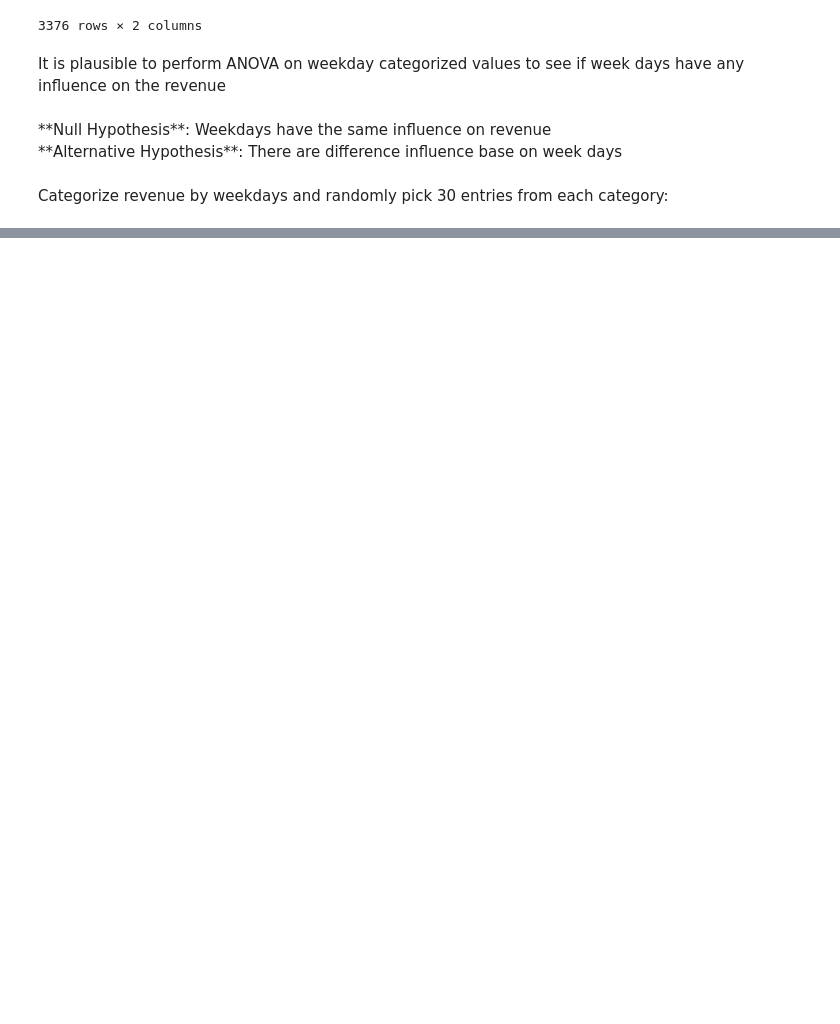
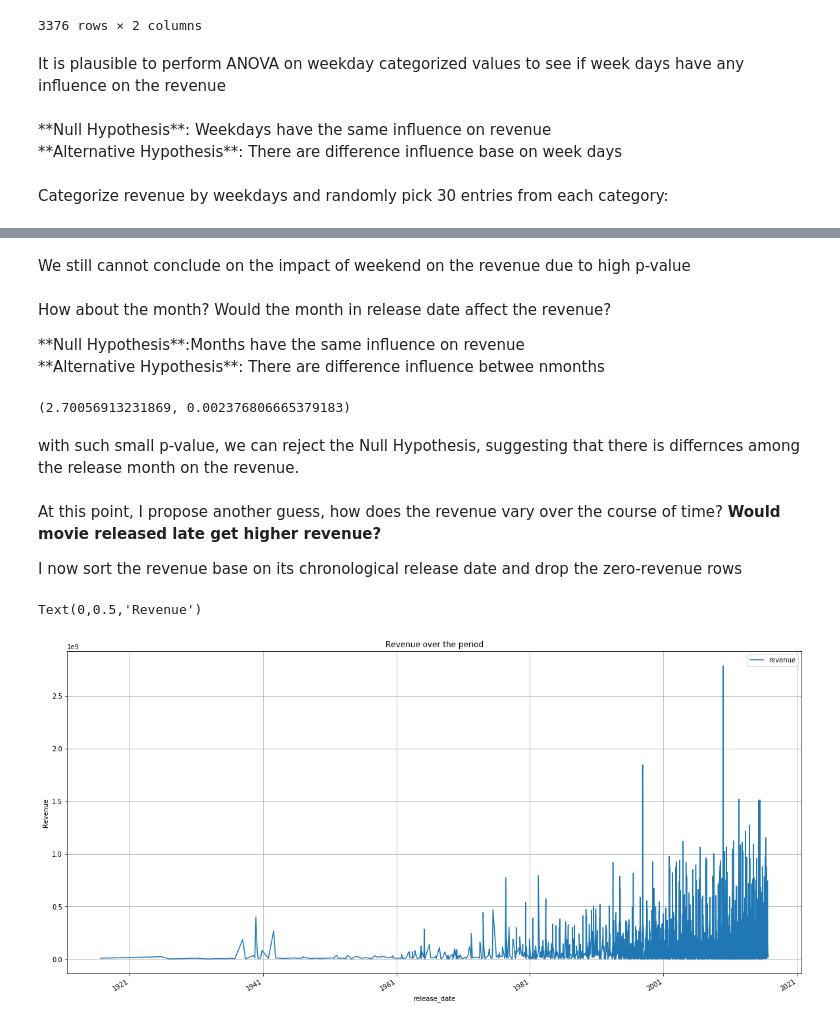
Before and after one commit to tdh512194/AnalyticalReport, a Jupyter notebook: Movie.ipynb, the cells around one changed output, grey strips where cells are left out. Drawn from its saved outputs; the diff is of its cells as text; code cells hidden in the pictures; blank space fills up the shorter version.

```diff
--- a/Movie.ipynb
+++ b/Movie.ipynb
@@ -680,0 +762,80 @@ for the p-value of 0.06 > 0.05, we cannot reject the null hypothesis that weekda
+# %% [markdown]
+We still cannot conclude on the impact of weekend on the revenue due to high p-value
+# %% [markdown]
+How about the month? Would the month in release date affect the revenue?
+<div> **Null Hypothesis**:Months have the same influence on revenue</div>
+<div> **Alternative Hypothesis**: There are difference influence betwee nmonths </div>
+# %%
+df = data_movies[pd.notnull(data_movies['release_date'])] #omit the null weekdays
+df = df.loc[:,['revenue','release_date']]
+df = df[df['revenue']!=0] #omit the zero revenues
+df['release_date'] = pd.to_datetime(df.release_date)
+
+def to_month(date):
+    return date.month
+
+df['release_date'] = df.release_date.apply(to_month)
+
+jan = df[df['release_date'] ==1].sample(30).reset_index()
+feb = df[df['release_date'] ==2].sample(30).reset_index()
+mar = df[df['release_date'] ==3].sample(30).reset_index()
+apr = df[df['release_date'] ==4].sample(30).reset_index()
+may = df[df['release_date'] ==5].sample(30).reset_index()
+jun = df[df['release_date'] ==6].sample(30).reset_index()
+jul = df[df['release_date'] ==7].sample(30).reset_index()
+aug = df[df['release_date'] ==8].sample(30).reset_index()
+sep = df[df['release_date'] ==9].sample(30).reset_index()
+oct_ = df[df['release_date'] ==10].sample(30).reset_index()
+nov = df[df['release_date'] ==11].sample(30).reset_index()
+dec = df[df['release_date']==12].sample(30).reset_index()
+
+df = pd.DataFrame({
+    'Jan':jan['revenue'],
+    'Feb':feb['revenue'],
+    'Mar':mar['revenue'],
+    'Apr':apr['revenue'],
+    'May':may['revenue'],
+    'Jun':jun['revenue'],
+    'Jul':jul['revenue'],
+    'Aug':aug['revenue'],
+    'Sep':sep['revenue'],
+    'Oct':oct_['revenue'],
+    'Nov':nov['revenue'],
+    'Dec':dec['revenue']
+})
+
+F,p = stats.f_oneway(
+    df['Jan'],
+    df['Feb'],
+    df['Mar'],
+    df['Apr'],
+    df['May'],
+    df['Jun'],
+    df['Jul'],
+    df['Aug'],
+    df['Sep'],
+    df['Oct'],
+    df['Nov'],
+    df['Dec']
+)
+
+F,p
+# %% [output]
+(2.70056913231869, 0.002376806665379183)
+# %% [markdown]
+with such small p-value, we can reject the Null Hypothesis, suggesting that there is differnces among the release month on the revenue.
+# %% [markdown]
+At this point, I propose another guess, how does the revenue vary over the course of time? **Would movie released late get higher revenue?**
+<div> I now sort the revenue base on its chronological release date and drop the zero-revenue rows </div>
+# %%
+df = data_movies.loc[:,['revenue','release_date']]
+df['release_date'] = pd.to_datetime(df.release_date)
+df = df.sort_values('release_date')
+df = df[df['revenue']!=0]
+df = df.set_index('release_date')
+df
+# %%
+df.plot(grid=True,figsize=(20,10,),title='Revenue over the period').set_ylabel('Revenue')
+# %% [output]
+Text(0,0.5,'Revenue')
+[figure, added]
```
Also changed, not shown: parts of 26 cells of this notebook.
